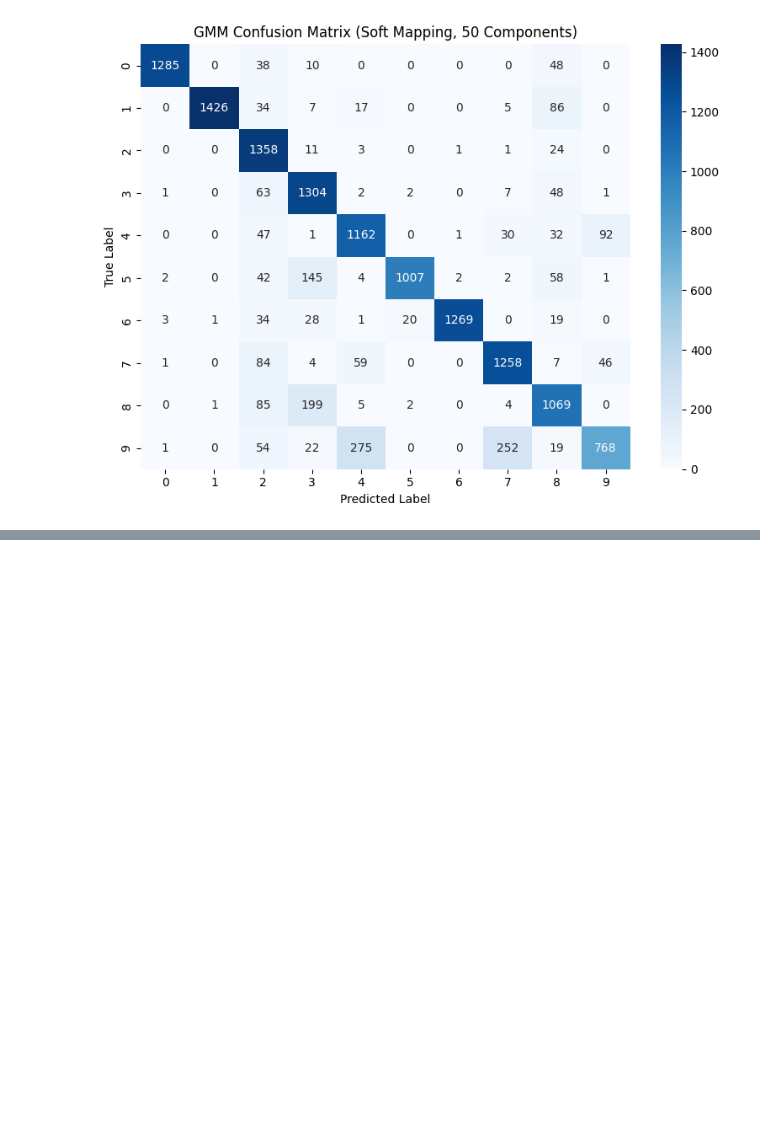
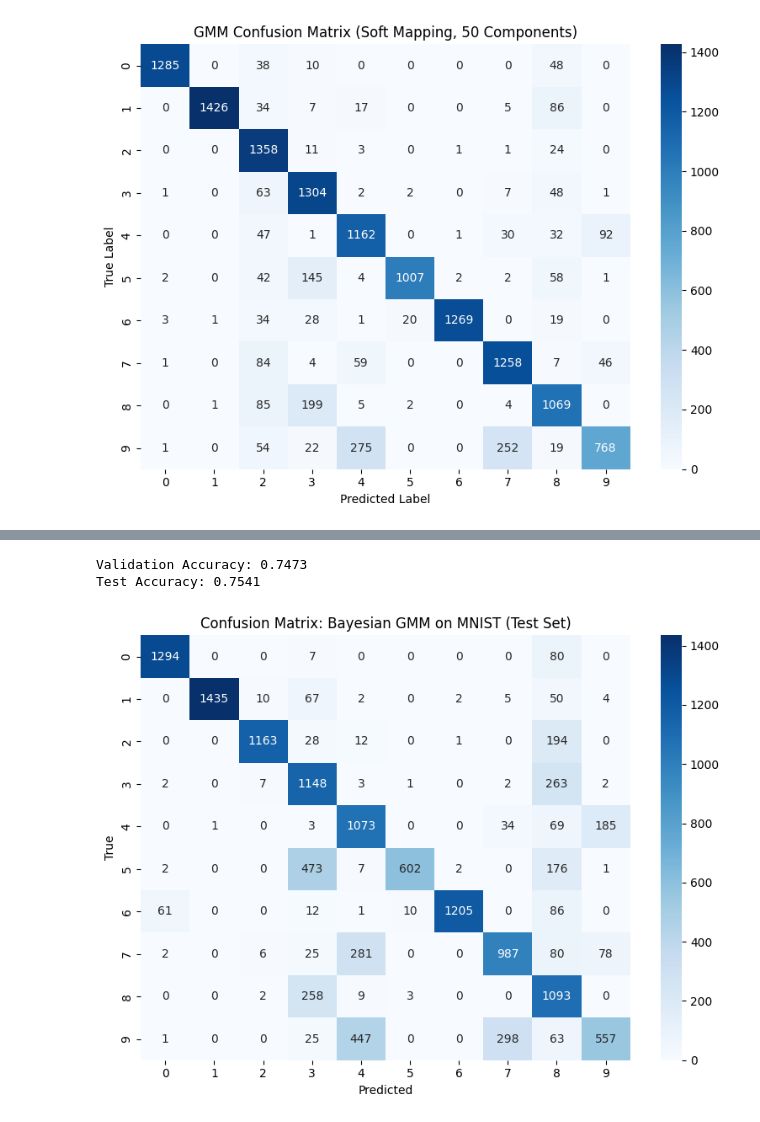
Before and after one commit to Kaushal845/GMM-MNIST, a Jupyter notebook: preprocess.ipynb, the cells around one changed output, grey strips where cells are left out. Drawn from its saved outputs; the diff is of its cells as text; code cells hidden in the pictures; blank space fills up the shorter version.

Commit message:
Bayesian GMM added.

```diff
--- a/preprocess.ipynb
+++ b/preprocess.ipynb
@@ -181,0 +230,53 @@ GMM Accuracy with soft-label mapping: 0.8504
+# %%
+from sklearn.mixture import BayesianGaussianMixture
+from sklearn.metrics import accuracy_score, confusion_matrix
+import matplotlib.pyplot as plt
+import seaborn as sns
+import numpy as np
+
+# Step 1: Fit Bayesian GMM on training data
+n_components = 20  # You can adjust this; BMM will prune unused clusters
+bmm = BayesianGaussianMixture(n_components=n_components, covariance_type='full', random_state=42,max_iter=100)
+bmm.fit(X_train)
+
+# Step 2: Predict soft assignments on train data to build label distribution
+train_clusters = bmm.predict(X_train)
+
+label_distribution = np.zeros((n_components, 10))  # 10 digit classes
+
+for cluster_id in range(n_components):
+    mask = (train_clusters == cluster_id)
+    if np.any(mask):
+        counts = np.bincount(y_train[mask], minlength=10)
+        label_distribution[cluster_id] = counts / counts.sum()
+
+# Step 3: Predict on validation and test sets using soft-label voting
+def predict_with_soft_mapping(X, label_dist):
+    probs = bmm.predict_proba(X)  # shape: (samples, n_components)
+    digit_probs = probs @ label_dist
+    return np.argmax(digit_probs, axis=1)
+
+# Predict
+y_val_pred = predict_with_soft_mapping(X_val, label_distribution)
+y_test_pred = predict_with_soft_mapping(X_test, label_distribution)
+
+# Step 4: Evaluate Accuracy
+acc_val = accuracy_score(y_val, y_val_pred)
+acc_test = accuracy_score(y_test, y_test_pred)
+
+print(f"Validation Accuracy: {acc_val:.4f}")
+print(f"Test Accuracy: {acc_test:.4f}")
+
+# Step 5: Confusion Matrix for Test Set
+cm = confusion_matrix(y_test, y_test_pred)
+plt.figure(figsize=(8, 6))
+sns.heatmap(cm, annot=True, fmt='d', cmap='Blues', xticklabels=range(10), yticklabels=range(10))
+plt.xlabel("Predicted")
+plt.ylabel("True")
+plt.title("Confusion Matrix: Bayesian GMM on MNIST (Test Set)")
+plt.tight_layout()
+plt.show()
+# %% [output]
+Validation Accuracy: 0.7473
+Test Accuracy: 0.7541
+[figure, added]
```
Also changed, not shown: parts of 3 cells of this notebook, 1 other file.
